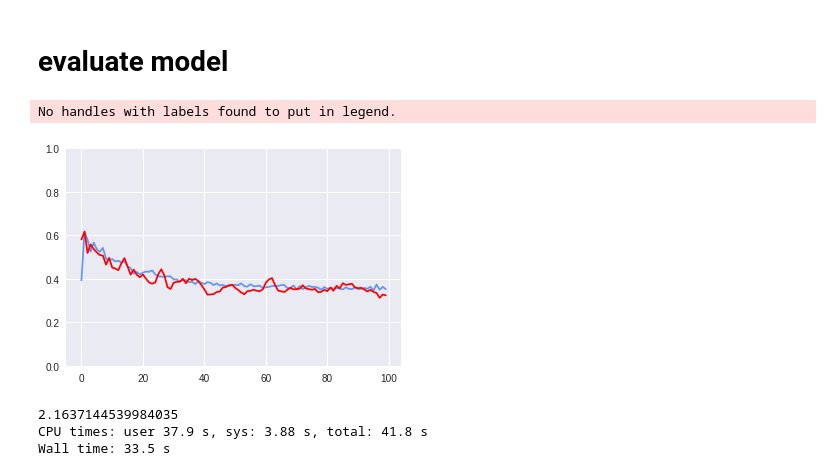
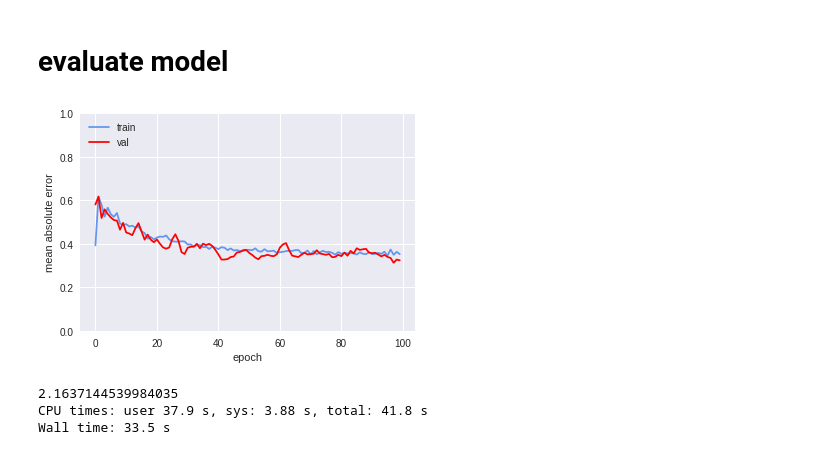
Before and after one commit to kyokicchi/ggl_an_codes, a Jupyter notebook: NNmodel.ipynb, the cells around one changed output. Drawn from its saved outputs; the diff is of its cells as text; code cells hidden in the pictures.

```diff
--- a/NNmodel.ipynb
+++ b/NNmodel.ipynb
@@ -103,23 +103,24 @@ Wall time: 1min 51s
 # %%
 #dir(history)
 #history.history
 
 x = history.epoch
 y = history.history['mean_absolute_error']
 z = history.history['val_mean_absolute_error']
 
 import matplotlib.pyplot as plt
 %matplotlib inline
 
-plt.plot(x, y, color='cornflowerblue')
-plt.plot(x, z, color='red')
+plt.plot(x, y, color='cornflowerblue', label = 'train')
+plt.plot(x, z, color='red', label = 'val')
 plt.legend(loc="upper left")
 plt.ylim(0, 1)
 plt.grid(True)
+plt.xlabel('epoch')
+plt.ylabel('mean absolute error')
 plt.show()
 # %% [output]
-No handles with labels found to put in legend.
-[figure, old version]
+[figure, new version]
 # %%
 %%time
 
```
